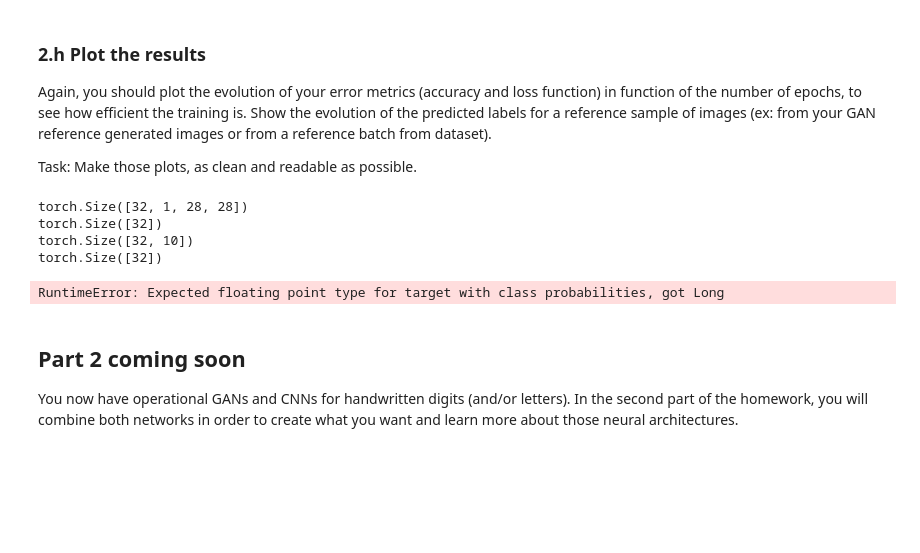
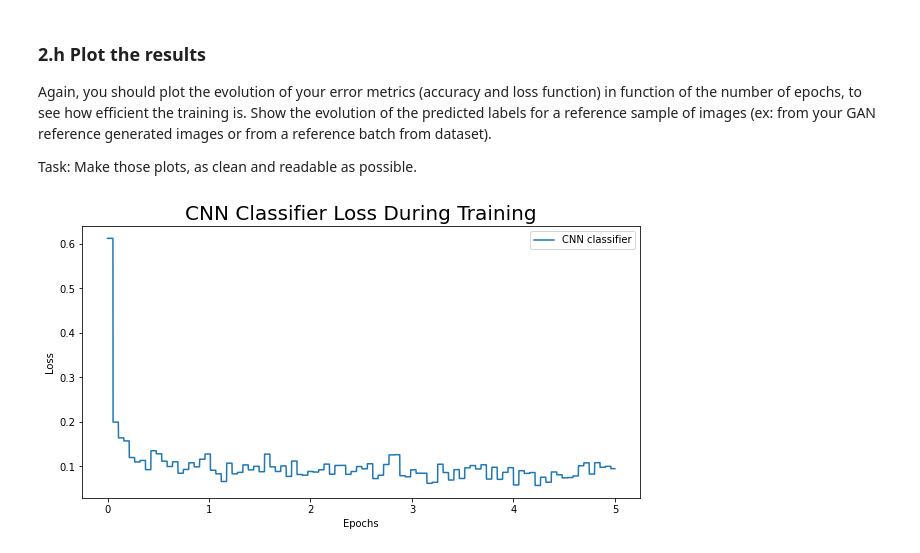
Before and after one commit to Pietro-Gavazzi/linma2472-project, a Jupyter notebook: project3/pietro.ipynb, the cells around one changed output. Drawn from its saved outputs; the diff is of its cells as text; code cells hidden in the pictures; blank space fills up the shorter version.

```diff
--- a/project3/pietro.ipynb
+++ b/project3/pietro.ipynb
@@ -969,8 +999,12 @@ During the training, data are loaded batch by batch. It could thus be a good ide
 
 Task: complete the computeCNNAccuracy function.
 # %%
-def computeCNNAccuracy(y_predicted,y_true):
-    accuracy = torch.sum((y_predicted == y_true)/len(y_true))
+def computeCNNAccuracy(y_predicted, y_true):
+
+    accuracy = 0.0
+
+    # TO COMPLETE
+    accuracy = torch.sum((y_predicted == y_true) / len(y_true))
     return accuracy
 # %% [markdown]
 ### 2.f Preparing the training process
@@ -981,7 +1015,7 @@ Let's just first define the number of iterations (epochs) that the training will
 # Number of epochs for the training
 # Predefined value: num_epochs_cnn = 15
 
-num_epochs_cnn = 15
+num_epochs_cnn = 5
 # %% [markdown]
 It is important to keep track of the evolution of the error metrics during the training process. A simple idea is to store the values of the metrics in arrays, at least after every epoch.
 
@@ -1065,0 +1116,2 @@ KeyboardInterrupt:
+# %%
+acc_list_cnn, losses_list_cnn, epoch_list_cnn = train_CNN(cnn, num_epochs_cnn, train_loader, batch_size)
@@ -1071,14 +1141,18 @@ Task: Make those plots, as clean and readable as possible.
 # %%
 # Plots of accuracy and of loss function, images generated from your reference sample.
 
 # TO COMPLETE
-train_CNN(cnn, 1, train_loader)
+
+x_epochs = torch.arange(0, len(train_loader) * num_epochs_cnn) / len(train_loader)
+y_cnn_loss = step_avg(losses_list_cnn, 100)
+
+plt.figure(figsize=(10,5))
+plt.title("CNN Classifier Loss During Training")
+plt.plot(x_epochs, y_cnn_loss, label="CNN classifier")
+plt.xlabel("Epochs")
+plt.ylabel("Loss")
+plt.legend()
+plt.savefig('./Figures/cnn_loss.svg')
+plt.show()
 # %% [output]
-torch.Size([32, 1, 28, 28])
-torch.Size([32])
-torch.Size([32, 10])
-torch.Size([32])
-RuntimeError: Expected floating point type for target with class probabilities, got Long
+[figure, added]
-# %% [markdown]
-## Part 2 coming soon
-You now have operational GANs and CNNs for handwritten digits (and/or letters). In the second part of the homework, you will combine both networks in order to create what you want and learn more about those neural architectures.
```
Also changed, not shown: parts of 57 cells of this notebook, 23 other files.
